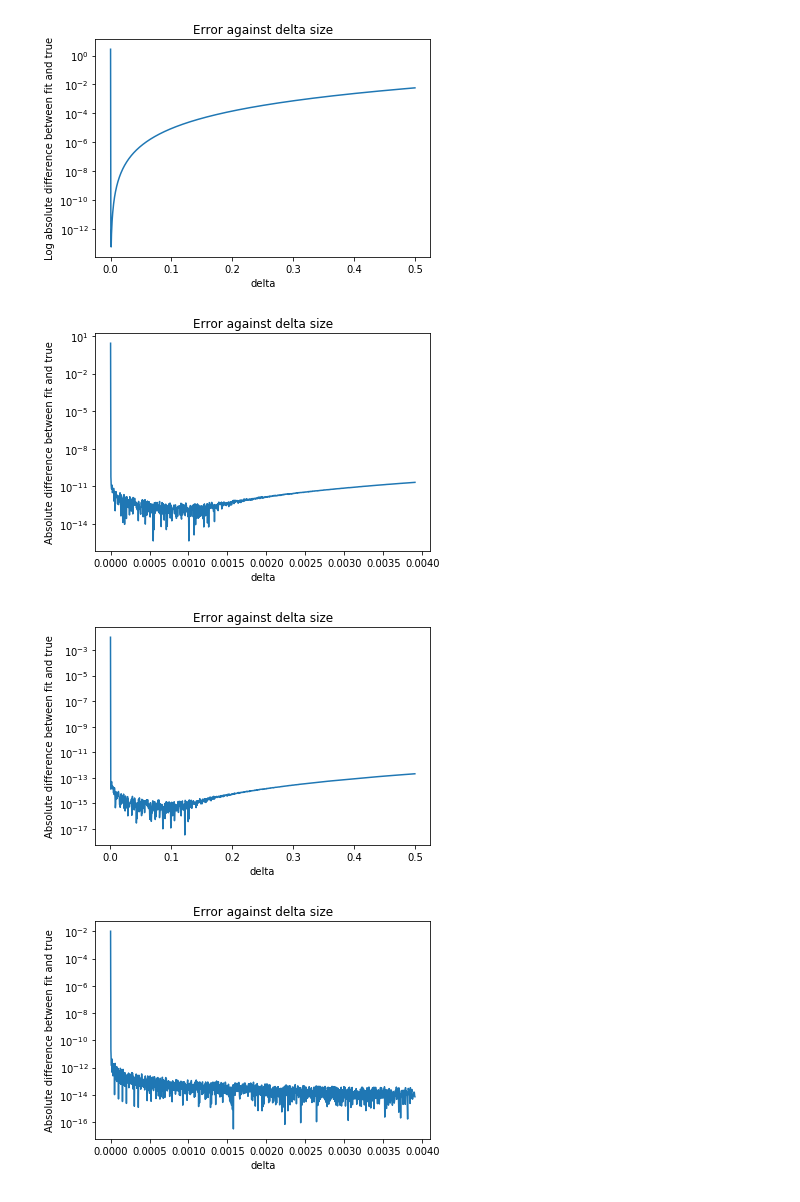
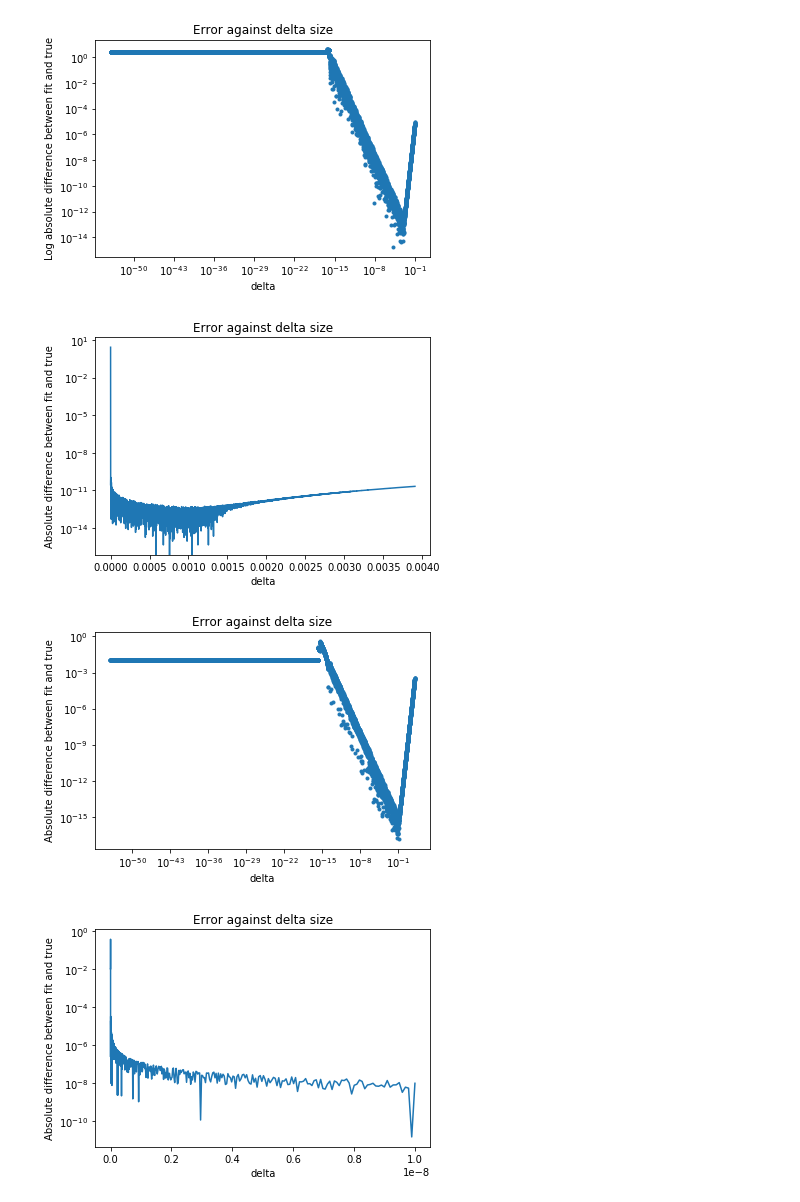
Before and after one commit to lizzord/phys512hw, a Jupyter notebook: problemset1/problem1.ipynb, the cells around one changed output. Saved outputs shown, nothing was run; the diff lists cells and outputs as text; code cells hidden in the pictures.

Commit message:
Problem 1 better plotting, better explanation of errors from roundoff

```diff
--- a/problemset1/problem1.ipynb
+++ b/problemset1/problem1.ipynb
@@ -54,6 +65,7 @@ float64
 # %%
-num_points = 1000
-deltas = np.linspace(2**(-54), 2**(-1), num_points)
+num_points = 10000
+# deltas = np.linspace(2**(-54), 2**(-1), num_points)
+deltas = np.logspace(-54, -1, num_points)
 a = 1
 
 f1d = np.exp(a) #d/dx of e^x = e^x
@@ -67,8 +79,9 @@ for ii, delta in enumerate(deltas):
 #     print('Difference : ', f1d-f1d_fit[ii])
 
 mpl.figure()
-mpl.plot(deltas, np.abs(f1d_fit - f1d))
+mpl.plot(deltas, np.abs(f1d_fit - f1d), '.')
 mpl.yscale('log')
+mpl.xscale('log')
 mpl.xlabel('delta')
 mpl.ylabel('Log absolute difference between fit and true')
 mpl.title('Error against delta size')
@@ -76,6 +89,8 @@ mpl.show()
 
 
 deltas = np.linspace(2**(-54), 2**(-8), num_points) #look at smaller interval
+# deltas = np.logspace(-54, -1, num_points)
+
 
 f1d = np.exp(a) #d/dx of e^x = e^x
 f1d_fit = np.zeros(num_points)
@@ -95,53 +110,56 @@ mpl.ylabel('Absolute difference between fit and true')
 mpl.title('Error against delta size')
 mpl.show()
 # %% [output]
-[figure, old version]
+[figure, new version]
-[figure, old version]
+[figure, new version]
 # %%
-num_points = 1000
-deltas = np.linspace(2**(-54), 2**(-1), num_points)
+num_points = 10000
+# deltas = np.linspace(2**(-54), 2**(-1), num_points)
+deltas = np.logspace(-54, 2, num_points)
 a = 1
 
 f1d = 0.01*np.exp(0.01*a) #d/dx of e^0.01x = 0.01e^0.01x
+f1d_fit = np.zeros(num_points)
+
+for ii, delta in enumerate(deltas):
+    f = np.exp(0.01*(a + np.array([-2*delta, -1*delta, 0, delta, 2*delta]))) #4 points spaced around a
+    f1d_fit[ii] = deriv_fit(f[0], f[1], f[3], f[4], delta) #don't send in f[2], just four surrounding points
+#     print('True and fit first derivative : ', f1d, f1d_fit)
+#     print('Delta : ', delta)
+#     print('Difference : ', f1d-f1d_fit[ii])
+
+mpl.figure()
+mpl.plot(deltas, np.abs(f1d_fit - f1d),'.')
+mpl.yscale('log')
+mpl.xscale('log')
+mpl.xlabel('delta')
+mpl.ylabel('Absolute difference between fit and true')
+mpl.title('Error against delta size')
+mpl.show()
+
+
+
+# deltas = np.linspace(2**(-54), 2**(-8), num_points) #look at smaller interval
+deltas = np.logspace(-54, -8, num_points)
 f1d_fit = np.zeros(num_points)
 
 for ii, delta in enumerate(deltas):
     f = np.exp(0.01*(a + np.array([-2*delta, -1*delta, 0, delta, 2*delta]))) #4 points spaced around a
     f1d_fit[ii] = deriv_fit(f[0], f[1], f[3], f[4], delta) #don't send in f[2], just four surrounding points
 #     print('True and fit first derivative : ', f1d, f1d_fit)
 #     print('Delta : ', delta)
 #     print('Difference : ', f1d-f1d_fit[ii])
 
 mpl.figure()
 mpl.plot(deltas, np.abs(f1d_fit - f1d))
 mpl.yscale('log')
 mpl.xlabel('delta')
 mpl.ylabel('Absolute difference between fit and true')
 mpl.title('Error against delta size')
 mpl.show()
-
-
-
-deltas = np.linspace(2**(-54), 2**(-8), num_points) #look at smaller interval
-f1d_fit = np.zeros(num_points)
-
-for ii, delta in enumerate(deltas):
-    f = np.exp(0.01*(a + np.array([-2*delta, -1*delta, 0, delta, 2*delta]))) #4 points spaced around a
-    f1d_fit[ii] = deriv_fit(f[0], f[1], f[3], f[4], delta) #don't send in f[2], just four surrounding points
-#     print('True and fit first derivative : ', f1d, f1d_fit)
-#     print('Delta : ', delta)
-#     print('Difference : ', f1d-f1d_fit[ii])
-
-mpl.figure()
-mpl.plot(deltas, np.abs(f1d_fit - f1d))
-mpl.yscale('log')
-mpl.xlabel('delta')
-mpl.ylabel('Absolute difference between fit and true')
-mpl.title('Error against delta size')
-mpl.show()
 # %% [output]
-[figure, old version]
+[figure, new version]
-[figure, old version]
+[figure, new version]
 # %%
 #Evidently the derivative function exp(0.01x) changes more slowly than exp(x) and will tolerate
 #a lot higher deltas before the Taylor approximation assumption starts losing its validity.
```
Also changed, not shown: parts of 3 cells of this notebook.
